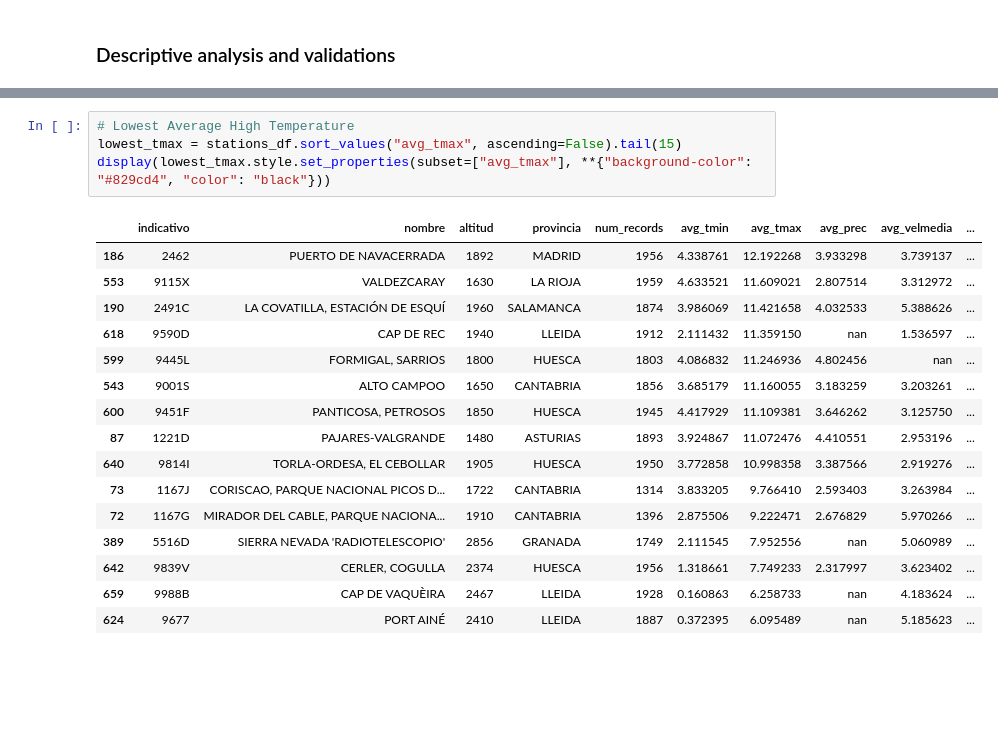
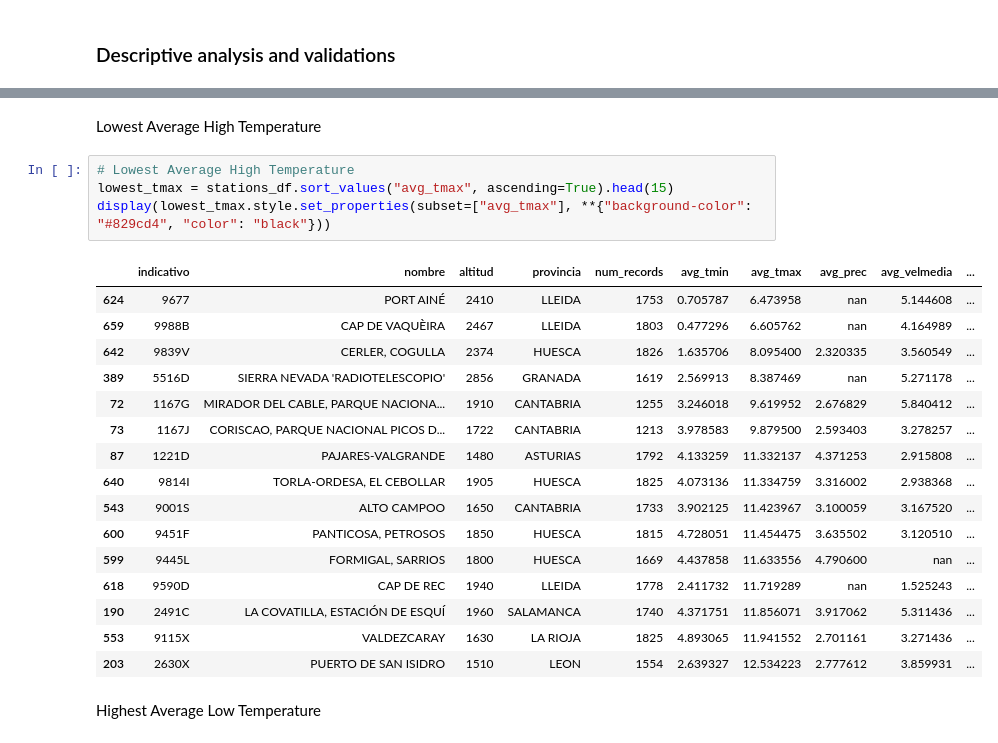
Before and after one commit to reddgr/energy-price-forecasting-in-power-grids, a Jupyter notebook: notebooks/07_weather_stats.ipynb, the cells around one changed output, grey strips where cells are left out. Drawn from its saved outputs; the diff is of its cells as text; blank space fills up the shorter version.

```diff
--- a/notebooks/07_weather_stats.ipynb
+++ b/notebooks/07_weather_stats.ipynb
@@ -154,24 +195,28 @@ display(
+# %% [markdown]
+Lowest Average High Temperature
 # %%
 # Lowest Average High Temperature
-lowest_tmax = stations_df.sort_values("avg_tmax", ascending=False).tail(15)
+lowest_tmax = stations_df.sort_values("avg_tmax", ascending=True).head(15)
 display(lowest_tmax.style.set_properties(subset=["avg_tmax"], **{"background-color": "#829cd4", "color": "black"}))
 # %% [output]
 |  | indicativo | nombre | altitud | provincia | num_records | avg_tmin | avg_tmax | avg_prec | avg_velmedia | ... |
-| 186 | 2462 | PUERTO DE NAVACERRADA | 1892 | MADRID | 1956 | 4.338761 | 12.192268 | 3.933298 | 3.739137 | ... |
-| 553 | 9115X | VALDEZCARAY | 1630 | LA RIOJA | 1959 | 4.633521 | 11.609021 | 2.807514 | 3.312972 | ... |
-| 190 | 2491C | LA COVATILLA, ESTACIÓN DE ESQUÍ | 1960 | SALAMANCA | 1874 | 3.986069 | 11.421658 | 4.032533 | 5.388626 | ... |
-| 618 | 9590D | CAP DE REC | 1940 | LLEIDA | 1912 | 2.111432 | 11.359150 | nan | 1.536597 | ... |
-| 599 | 9445L | FORMIGAL, SARRIOS | 1800 | HUESCA | 1803 | 4.086832 | 11.246936 | 4.802456 | nan | ... |
-| 543 | 9001S | ALTO CAMPOO | 1650 | CANTABRIA | 1856 | 3.685179 | 11.160055 | 3.183259 | 3.203261 | ... |
-| 600 | 9451F | PANTICOSA, PETROSOS | 1850 | HUESCA | 1945 | 4.417929 | 11.109381 | 3.646262 | 3.125750 | ... |
-| 87 | 1221D | PAJARES-VALGRANDE | 1480 | ASTURIAS | 1893 | 3.924867 | 11.072476 | 4.410551 | 2.953196 | ... |
-| 640 | 9814I | TORLA-ORDESA, EL CEBOLLAR | 1905 | HUESCA | 1950 | 3.772858 | 10.998358 | 3.387566 | 2.919276 | ... |
-| 73 | 1167J | CORISCAO, PARQUE NACIONAL PICOS D... | 1722 | CANTABRIA | 1314 | 3.833205 | 9.766410 | 2.593403 | 3.263984 | ... |
-| 72 | 1167G | MIRADOR DEL CABLE, PARQUE NACIONA... | 1910 | CANTABRIA | 1396 | 2.875506 | 9.222471 | 2.676829 | 5.970266 | ... |
-| 389 | 5516D | SIERRA NEVADA 'RADIOTELESCOPIO' | 2856 | GRANADA | 1749 | 2.111545 | 7.952556 | nan | 5.060989 | ... |
-| 642 | 9839V | CERLER, COGULLA | 2374 | HUESCA | 1956 | 1.318661 | 7.749233 | 2.317997 | 3.623402 | ... |
-| 659 | 9988B | CAP DE VAQUÈIRA | 2467 | LLEIDA | 1928 | 0.160863 | 6.258733 | nan | 4.183624 | ... |
-| 624 | 9677 | PORT AINÉ | 2410 | LLEIDA | 1887 | 0.372395 | 6.095489 | nan | 5.185623 | ... |
+| 624 | 9677 | PORT AINÉ | 2410 | LLEIDA | 1753 | 0.705787 | 6.473958 | nan | 5.144608 | ... |
+| 659 | 9988B | CAP DE VAQUÈIRA | 2467 | LLEIDA | 1803 | 0.477296 | 6.605762 | nan | 4.164989 | ... |
+| 642 | 9839V | CERLER, COGULLA | 2374 | HUESCA | 1826 | 1.635706 | 8.095400 | 2.320335 | 3.560549 | ... |
+| 389 | 5516D | SIERRA NEVADA 'RADIOTELESCOPIO' | 2856 | GRANADA | 1619 | 2.569913 | 8.387469 | nan | 5.271178 | ... |
+| 72 | 1167G | MIRADOR DEL CABLE, PARQUE NACIONA... | 1910 | CANTABRIA | 1255 | 3.246018 | 9.619952 | 2.676829 | 5.840412 | ... |
+| 73 | 1167J | CORISCAO, PARQUE NACIONAL PICOS D... | 1722 | CANTABRIA | 1213 | 3.978583 | 9.879500 | 2.593403 | 3.278257 | ... |
+| 87 | 1221D | PAJARES-VALGRANDE | 1480 | ASTURIAS | 1792 | 4.133259 | 11.332137 | 4.371253 | 2.915808 | ... |
+| 640 | 9814I | TORLA-ORDESA, EL CEBOLLAR | 1905 | HUESCA | 1825 | 4.073136 | 11.334759 | 3.316002 | 2.938368 | ... |
+| 543 | 9001S | ALTO CAMPOO | 1650 | CANTABRIA | 1733 | 3.902125 | 11.423967 | 3.100059 | 3.167520 | ... |
+| 600 | 9451F | PANTICOSA, PETROSOS | 1850 | HUESCA | 1815 | 4.728051 | 11.454475 | 3.635502 | 3.120510 | ... |
+| 599 | 9445L | FORMIGAL, SARRIOS | 1800 | HUESCA | 1669 | 4.437858 | 11.633556 | 4.790600 | nan | ... |
+| 618 | 9590D | CAP DE REC | 1940 | LLEIDA | 1778 | 2.411732 | 11.719289 | nan | 1.525243 | ... |
+| 190 | 2491C | LA COVATILLA, ESTACIÓN DE ESQUÍ | 1960 | SALAMANCA | 1740 | 4.371751 | 11.856071 | 3.917062 | 5.311436 | ... |
+| 553 | 9115X | VALDEZCARAY | 1630 | LA RIOJA | 1825 | 4.893065 | 11.941552 | 2.701161 | 3.271436 | ... |
+| 203 | 2630X | PUERTO DE SAN ISIDRO | 1510 | LEON | 1554 | 2.639327 | 12.534223 | 2.777612 | 3.859931 | ... |
+# %% [markdown]
+Highest Average Low Temperature
 # %%
 # Highest Average Low Temperature
 highest_tmin = stations_df.sort_values("avg_tmin", ascending=False).head(15)
```
Also changed, not shown: parts of 36 cells of this notebook.
